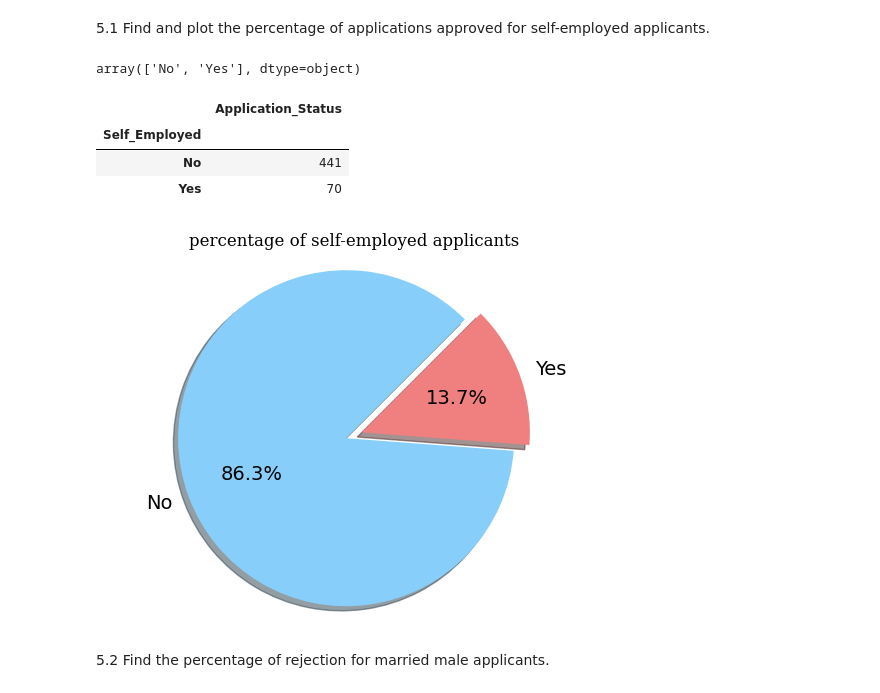
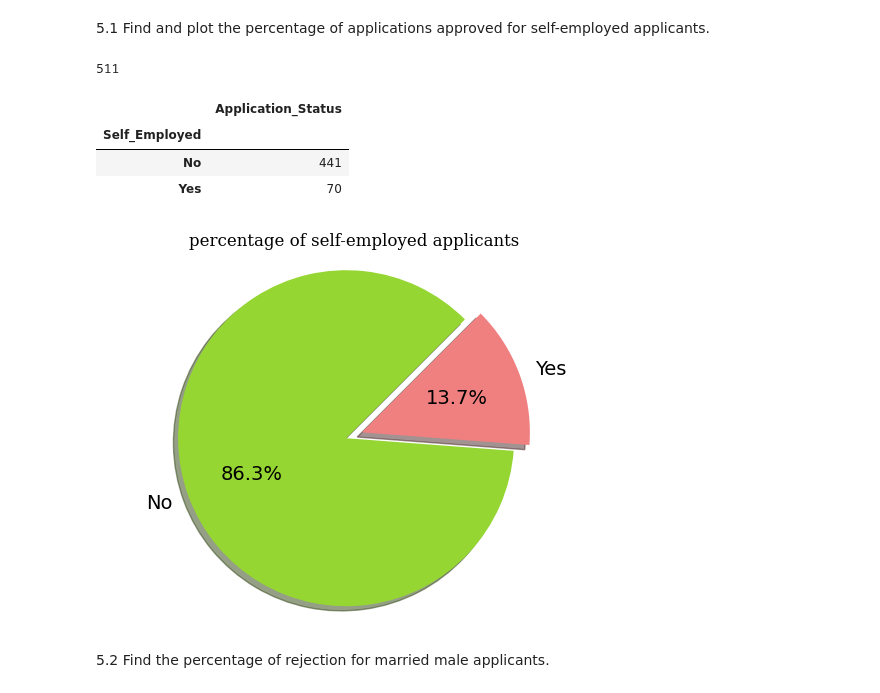
Before and after one commit to yarlapatiswathi/Capstone-project, a Jupyter notebook: viz.ipynb, the cells around one changed output. Cells and saved outputs as stored; diff of their text form; code cells hidden in the pictures.

```diff
--- a/viz.ipynb
+++ b/viz.ipynb
@@ -17,6 +17,6 @@ df_credit = pd.read_sql('SELECT * FROM cdw_sapp_credit_card', con=db_connection)
 df_branch = pd.read_sql('SELECT * FROM cdw_sapp_branch', con=db_connection)
 df_cust = pd.read_sql('SELECT * FROM cdw_sapp_customer', con=db_connection)
 date_dim = pd.read_sql('SELECT * FROM date_dim', con=db_connection)
-df_loan=pd.read_csv('Loan_Data.csv',index_col='Application_ID')
-df_loan.head()
+df_loan=pd.read_sql('SELECT * FROM cdw_sapp_loan_application', con=db_connection)
+date_dim.head()
 # %% [output]
@@ -198,9 +195,9 @@ df_loan.head()
 # %% [markdown]
 5.1 Find and plot the percentage of applications approved for self-employed applicants.
 # %%
-df_loan['Self_Employed'].unique()
+df_loan['Self_Employed'].count()
 # %% [output]
-array(['No', 'Yes'], dtype=object)
+511
 # %%
 self_emp_df=pd.DataFrame(df_loan.groupby('Self_Employed').count()['Application_Status'])
 self_emp_df
@@ -212,20 +209,20 @@ self_emp_df
 # %%
 import matplotlib.pyplot as plt
 font = {'family': 'serif',
         'color':  'black',
         'weight': 'normal',
         'size': 12
         }
-colors = ['lightskyblue','lightcoral']
+colors = ['#95d633','lightcoral']
 explode = (0.0,0.1)  # explode slice
 plt.pie(self_emp_df['Application_Status'], explode=explode, labels=self_emp_df.index, colors=colors,
 autopct='%1.1f%%', shadow=True, startangle=45,textprops={'fontsize': 14})
 plt.axis('equal')
 plt.title('percentage of self-employed applicants',fontdict=font)
 plt.show()
 #self_emp_df.plot(kind='pie',y='Application_Status')
 # %% [output]
-[figure, old version]
+[figure, new version]
 # %%
 fig = px.pie(self_emp_df, values=self_emp_df['Application_Status'], names= self_emp_df.index,
              height=500, width=600,
```
Also changed, not shown: parts of 23 cells of this notebook, 3 other files.
